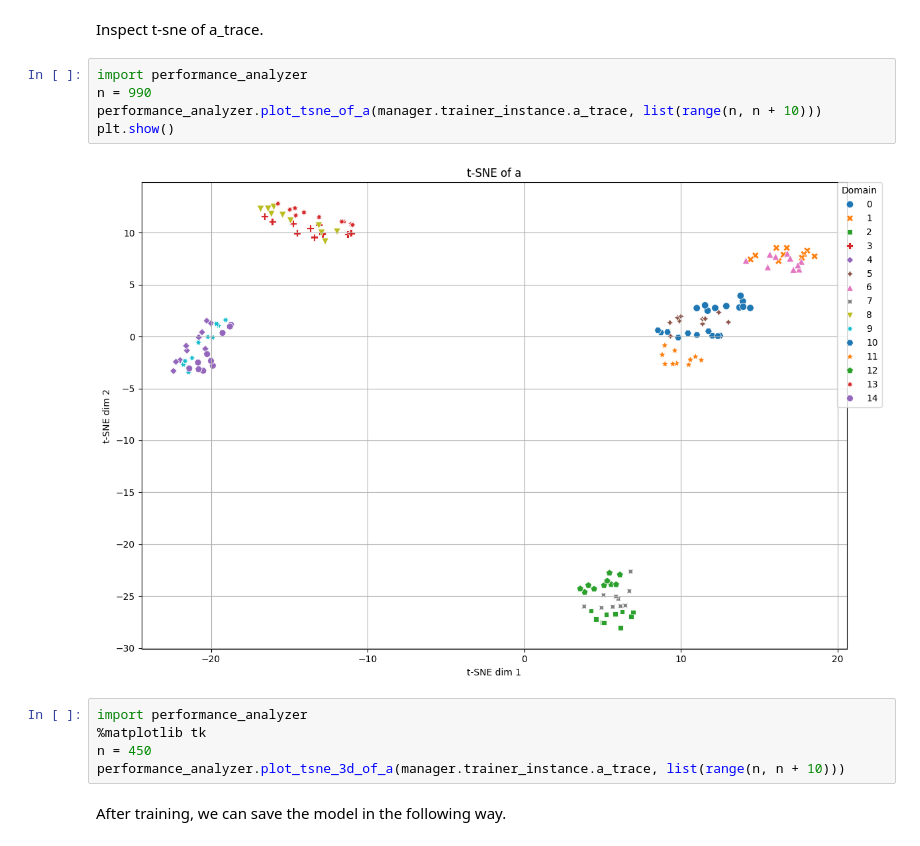
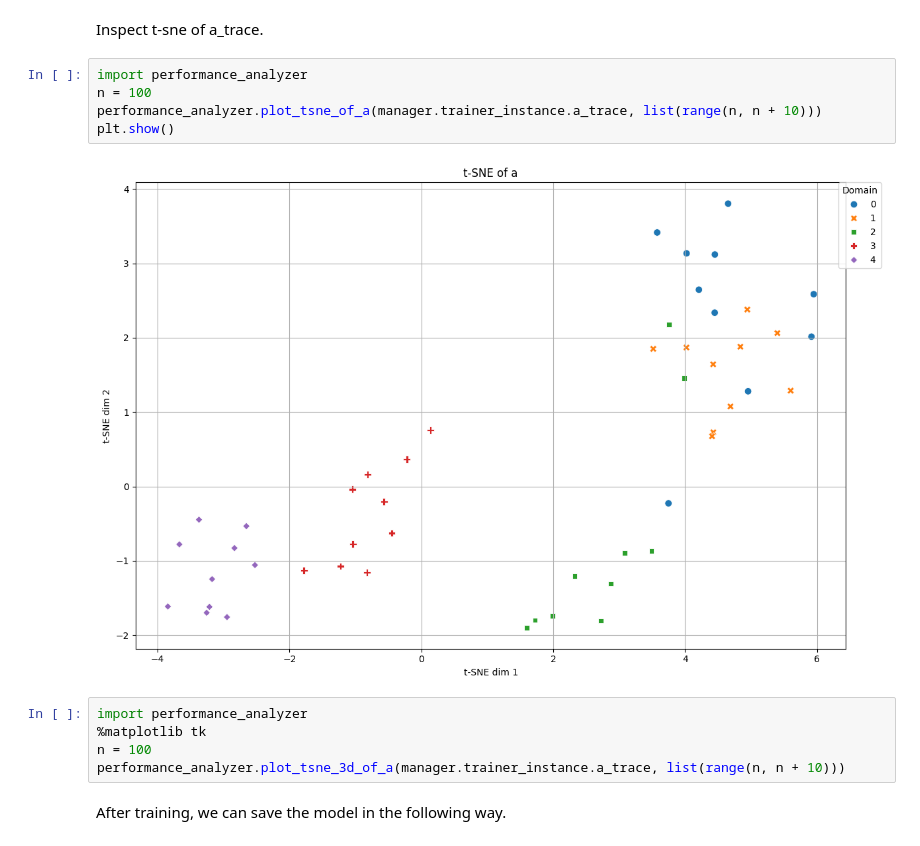
Before and after one commit to zzzzzzhym/DroneSimulator, a Jupyter notebook: learning/trainer_user_guide.ipynb, the cells around one changed output. Saved outputs shown, nothing was run; the diff lists cells and outputs as text.

```diff
--- a/learning/trainer_user_guide.ipynb
+++ b/learning/trainer_user_guide.ipynb
@@ -75,15 +77,15 @@ trainer_instance.plot_loss()
 Inspect t-sne of a_trace.
 # %%
 import performance_analyzer
-n = 990
+n = 100
 performance_analyzer.plot_tsne_of_a(manager.trainer_instance.a_trace, list(range(n, n + 10)))
 plt.show()
 # %% [output]
-[figure, old version]
+[figure, new version]
 # %%
 import performance_analyzer
 %matplotlib tk
-n = 450
+n = 100
 performance_analyzer.plot_tsne_3d_of_a(manager.trainer_instance.a_trace, list(range(n, n + 10)))
 # %% [markdown]
 After training, we can save the model in the following way.
```
Also changed, not shown: parts of 6 cells of this notebook, 2 other files.
